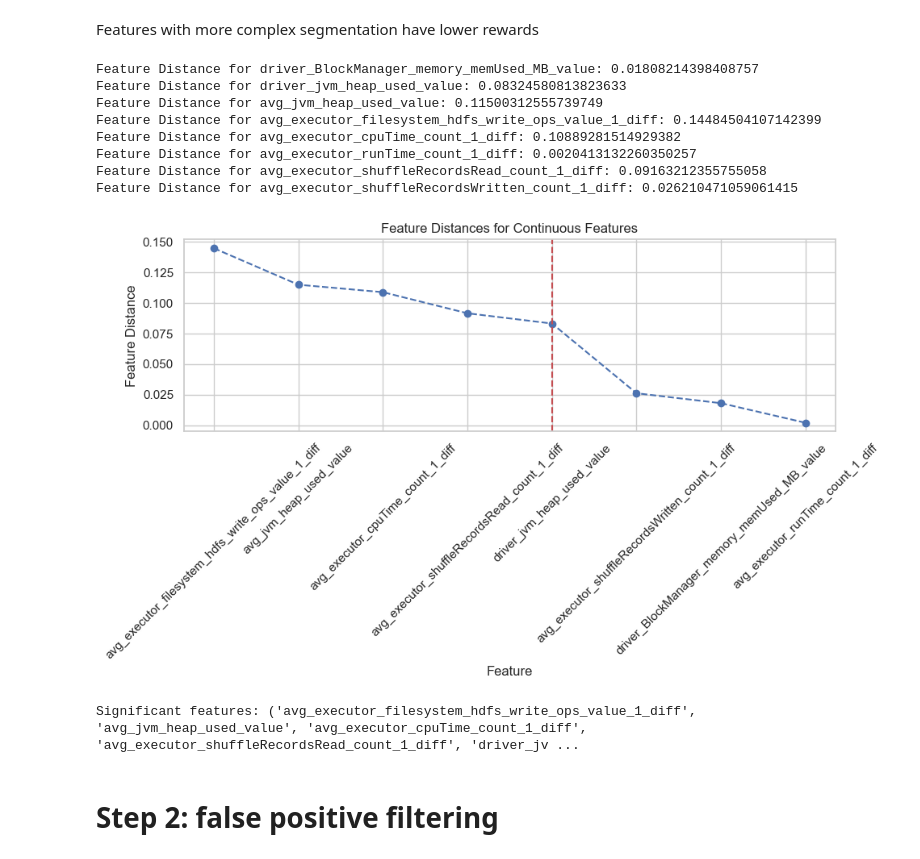
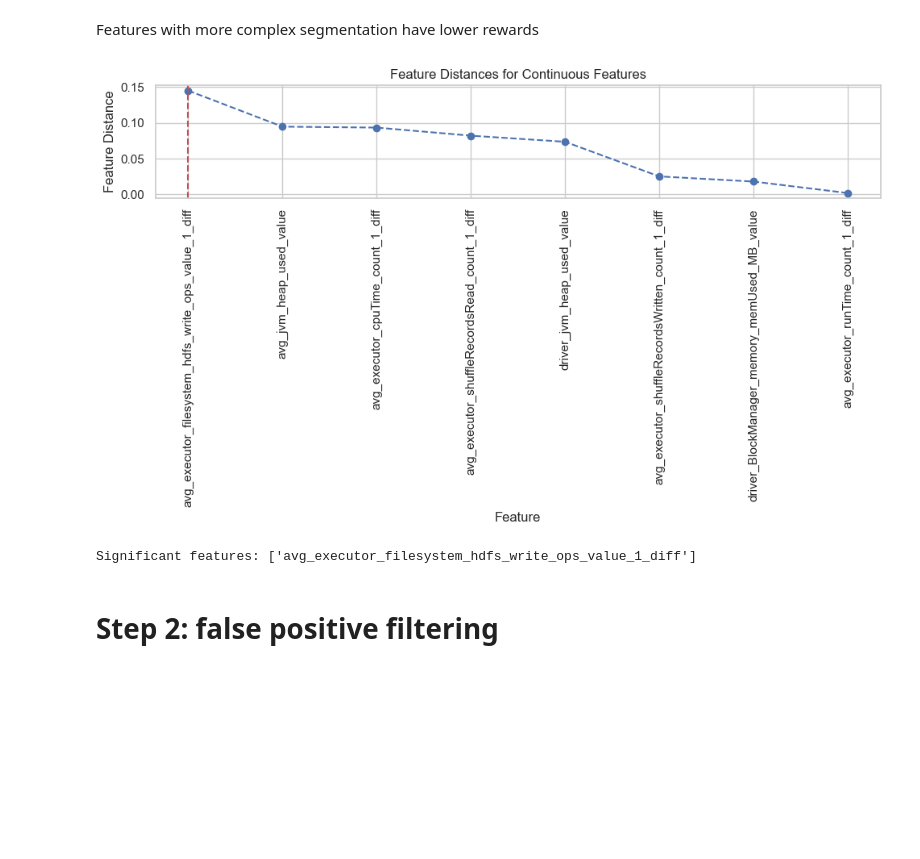
Before and after one commit to Yedson54/project-exstream, a Jupyter notebook: notebooks/extsream.ipynb, the cells around one changed output. Saved outputs shown, nothing was run; the diff lists cells and outputs as text; code cells hidden in the pictures; blank space fills up the shorter version.

```diff
--- a/notebooks/extsream.ipynb
+++ b/notebooks/extsream.ipynb
@@ -272,25 +281,30 @@ def generate_TS(bursty_input1_df_filter, variable):
     return TS
 
 TS = generate_TS(bursty_input1_df_filter, "driver_BlockManager_memory_memUsed_MB_value")
+print(TS.unique())
 
-
-def segmentation_entropy(TS):
+def segmentation_entropy_plus(TS):
     # Group the series by consecutive identical values and get segment lengths
     segments = [(k, sum(1 for _ in g)) for k, g in groupby(TS)]
 
-    # segments by length (even lengths only)
-    filtered_segments = [seg for seg in segments if seg[1] % 2 == 0]
-
-    # Calculate segment probabilities
-    total_length = sum(length for _, length in filtered_segments)
-    probabilities = [length / total_length for _, length in filtered_segments]
+    # Calculate segment probabilities for 'I_R' and 'I_A' only
+    total_length = sum(length for label, length in segments if label in ['I_R', 'I_A'])
+    probabilities = [length / total_length for label, length in segments if label in ['I_R', 'I_A']]
 
     # Calculate segmentation entropy
     H_Segmentation_f = -sum(p * np.log(p) for p in probabilities if p > 0)  # avoid log(0)
 
-    return H_Segmentation_f
+    # Penalty for mixed segments
+    penalty = 0.0
+    for label, length in segments:
+        if label == 'I_M':
+            # Worst-case scenario for mixed segments
+            for i in range(length):
+                p_i = 1 / length
+                penalty += p_i * np.log(p_i)
 
-H_Segmentation = segmentation_entropy(TS)
-print(f"The segmentation entropy of the feature is: {H_Segmentation}")
-print(TS.unique())
+    return H_Segmentation_f - penalty  # Subtract the penalty
+
+# Example usage
+print(f"The segmentation entropy with mixed segment penalty is: {segmentation_entropy_plus(TS)}")
 # %% [output]
@@ -336,5 +316,0 @@ def regularized_segmentation_entropy(segments):
-# %%
-def segmentation_entropy_plus(TS):
-    return segmentation_entropy(TS) + regularized_segmentation_entropy(TS)
-
-print(f"The segmentation entropy with mixed segment penalty is: {segmentation_entropy_plus(TS)}")
@@ -376,56 +352,46 @@ feature_distances = {}
 
 for variable in continuous_features :
     TS = generate_TS(bursty_input1_df_filter, variable)
-    H_Segmentation = segmentation_entropy(TS)
     H_Segmentation_plus = segmentation_entropy_plus(TS)
     Distance = entropy_feature_distance(class_entropy(TSA, TSR), segmentation_entropy_plus(TS))
     feature_distances[variable] = Distance
-    print(f"Feature Distance for {variable}: {Distance}")
 
 sorted_features = sorted(feature_distances.items(), key=lambda x: x[1], reverse=True)
 
 def plot_feature_distances_with_elbow(sorted_features):
     variables, distances = zip(*sorted_features)
 
     # Create the plot
     plt.figure(figsize=(10, 6))
     plt.plot(variables, distances, marker='o', linestyle='--', color='b')
     plt.xlabel('Feature')
     plt.ylabel('Feature Distance')
     plt.title('Feature Distances for Continuous Features')
-    plt.xticks(rotation=45)
+    plt.xticks(rotation=90)
     plt.tight_layout()
 
     # Calculate differences between successive feature distances
     differences = [distances[i] - distances[i+1] for i in range(len(distances)-1)]
 
     # Threshold defined by the max dropout in distances
     threshold = max(differences)
     elbow_point = differences.index(threshold)
 
     # Add a red line to indicate the elbow point
     plt.axvline(x=variables[elbow_point], color='r', linestyle='--')
 
     # Show the plot
     plt.show()
 
     # Return significant features
-    return variables[:elbow_point+1]
+    return list(variables[:elbow_point+1])
 
 # Example usage
 significant_features = plot_feature_distances_with_elbow(sorted_features)
 print("Significant features:", significant_features)
 # %% [output]
+[figure, new version]
-Feature Distance for driver_BlockManager_memory_memUsed_MB_value: 0.01808214398408757
-Feature Distance for driver_jvm_heap_used_value: 0.08324580813823633
-Feature Distance for avg_jvm_heap_used_value: 0.11500312555739749
-Feature Distance for avg_executor_filesystem_hdfs_write_ops_value_1_diff: 0.14484504107142399
-Feature Distance for avg_executor_cpuTime_count_1_diff: 0.10889281514929382
-Feature Distance for avg_executor_runTime_count_1_diff: 0.0020413132260350257
-Feature Distance for avg_executor_shuffleRecordsRead_count_1_diff: 0.09163212355755058
-Feature Distance for avg_executor_shuffleRecordsWritten_count_1_diff: 0.026210471059061415
+Significant features: ['avg_executor_filesystem_hdfs_write_ops_value_1_diff']
-[figure, old version]
-Significant features: ('avg_executor_filesystem_hdfs_write_ops_value_1_diff', 'avg_jvm_heap_used_value', 'avg_executor_cpuTime_count_1_diff', 'avg_executor_shuffleRecordsRead_count_1_diff', 'driver_jv ...
 # %% [markdown]
 # Step 2: false positive filtering
 # %% [markdown]
```
Also changed, not shown: parts of 13 cells of this notebook.
